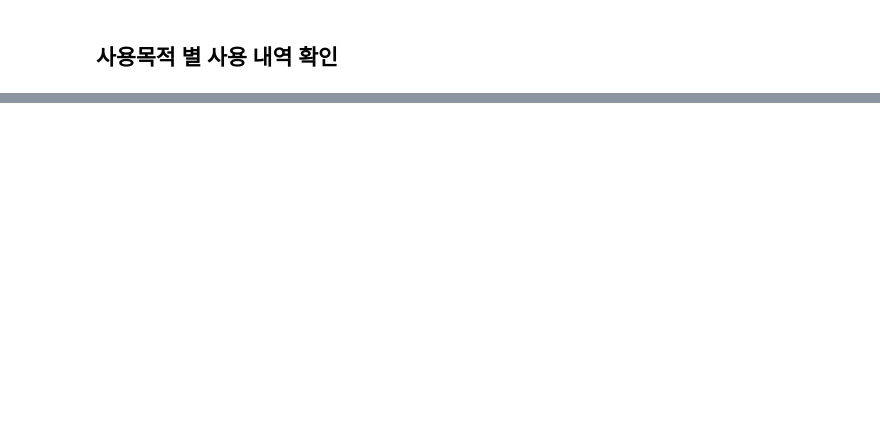
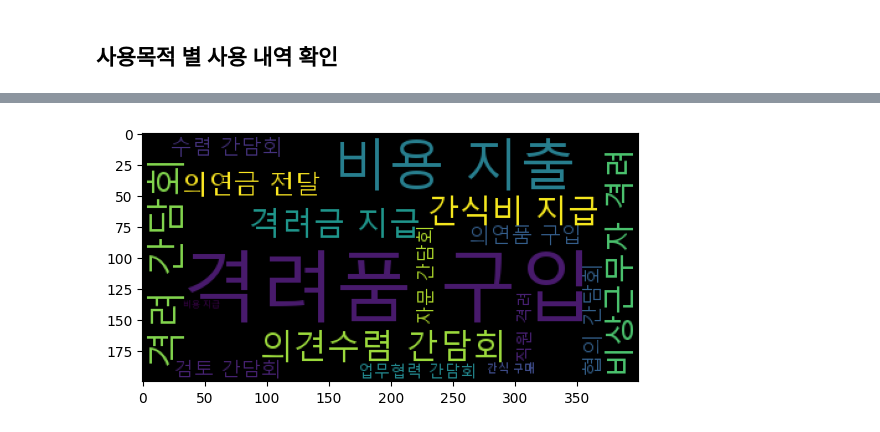
Before and after one commit to CG05/DB, a Jupyter notebook: 7. machine_learning/1. 분석 기초/2. 데이터 분석을 위한 기초 통계 수학/2. 데이터 탐색/5_Quiz.ipynb, the cells around one changed output, grey strips where cells are left out. Drawn from its saved outputs; the diff is of its cells as text; code cells hidden in the pictures; blank space fills up the shorter version.

```diff
--- a/7. machine_learning/1. 분석 기초/2. 데이터 분석을 위한 기초 통계 수학/2. 데이터 탐색/5_Quiz.ipynb
+++ b/7. machine_learning/1. 분석 기초/2. 데이터 분석을 위한 기초 통계 수학/2. 데이터 탐색/5_Quiz.ipynb
@@ -7,3 +7,8 @@
 # %% [markdown]
 ## 검색 기간으로 2023년 01월 파일 저장
 - 파일의 윗부분은 데이터를 정제해야 한다.
+# %%
+import pandas as pd
+
+df = pd.read_excel('data/2023년 1월 업무추진비 집행내역 공개.xlsx')
+df
@@ -10,3 +33,6 @@
 # %% [markdown]
 ## 불필요한 컬럼 제거
 - No, 구분, 비목 제거
+# %%
+df.drop(['구분(시장실만 사용)', '비목', 'No.'], axis=1, inplace=True)
+df
@@ -18,2 +91,13 @@
 # %% [markdown]
 ## 사용 목적에서 마지막 단어만 남기기
+# %%
+import re
+def splitter(x):
+    splitted = re.split(r'\(|\)', x)
+    if splitted[-1] == '':
+        return splitted[-3]
+    else:
+        return splitted[-1]
+
+df['사용목적'] = df['사용목적'].apply(lambda x : splitter(x).split()[-2] + ' ' + splitter(x).split()[-1])
+df
@@ -20,2 +122,5 @@
 # %% [markdown]
 ## 사용목적 별 사용 내역 확인
+# %%
+g = df.groupby(['사용목적'])['사용금액(원)'].sum()
+g
@@ -21,0 +147,10 @@
+# %%
+import matplotlib.pyplot as plt
+import wordcloud
+
+wc = wordcloud.WordCloud(font_path='C:/Windows/Fonts/malgun.ttf', background_color='black')
+cloud = wc.generate_from_frequencies(g)
+plt.imshow(cloud)
+plt.show()
+# %% [output]
+[figure, added]
```
Also changed, not shown: parts of 6 cells of this notebook, 23 other files.
